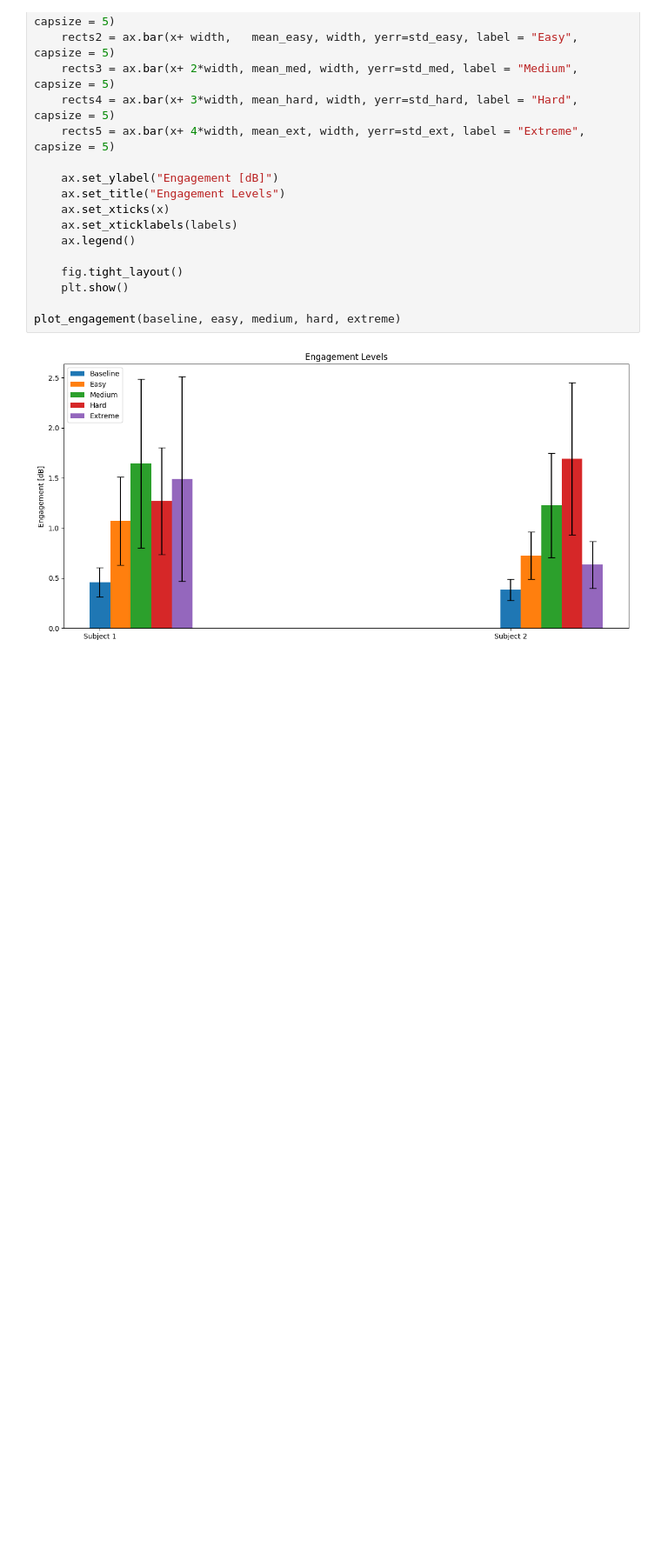
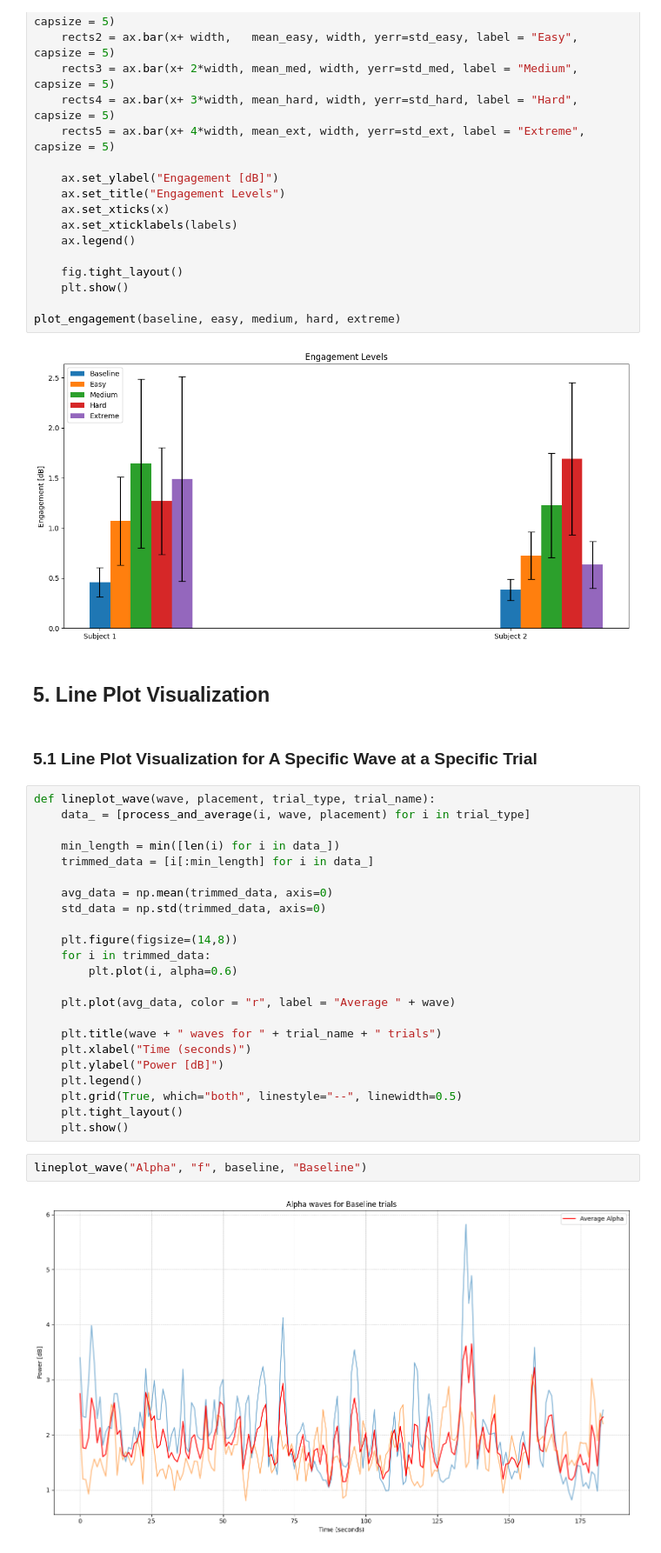
Before and after one commit to aaronjuma/EEGMario, a Jupyter notebook: Analysis/visualization.ipynb, the cells around one changed output. Shown at 87% size. Cells and saved outputs as stored; diff of their text form; blank space fills up the shorter version.

Commit message:
Added Line Plot Visualizations

```diff
--- a/Analysis/visualization.ipynb
+++ b/Analysis/visualization.ipynb
@@ -422,3 +422,34 @@ def plot_engagement(baseline, easy, medium, hard, extreme):
 plot_engagement(baseline, easy, medium, hard, extreme)
 # %% [output]
 [figure]
+# %% [markdown]
+## 5. Line Plot Visualization
+# %% [markdown]
+### 5.1 Line Plot Visualization for A Specific Wave at a Specific Trial
+# %%
+def lineplot_wave(wave, placement, trial_type, trial_name):
+    data_ = [process_and_average(i, wave, placement) for i in trial_type]
+
+    min_length = min([len(i) for i in data_])
+    trimmed_data = [i[:min_length] for i in data_]
+
+    avg_data = np.mean(trimmed_data, axis=0)
+    std_data = np.std(trimmed_data, axis=0)
+
+    plt.figure(figsize=(14,8))
+    for i in trimmed_data:
+        plt.plot(i, alpha=0.6)
+
+    plt.plot(avg_data, color = "r", label = "Average " + wave)
+
+    plt.title(wave + " waves for " + trial_name + " trials")
+    plt.xlabel("Time (seconds)")
+    plt.ylabel("Power [dB]")
+    plt.legend()
+    plt.grid(True, which="both", linestyle="--", linewidth=0.5)
+    plt.tight_layout()
+    plt.show()
+# %%
+lineplot_wave("Alpha", "f", baseline, "Baseline")
+# %% [output]
+[figure, added]
```
Also changed, not shown: parts of 7 cells of this notebook.
